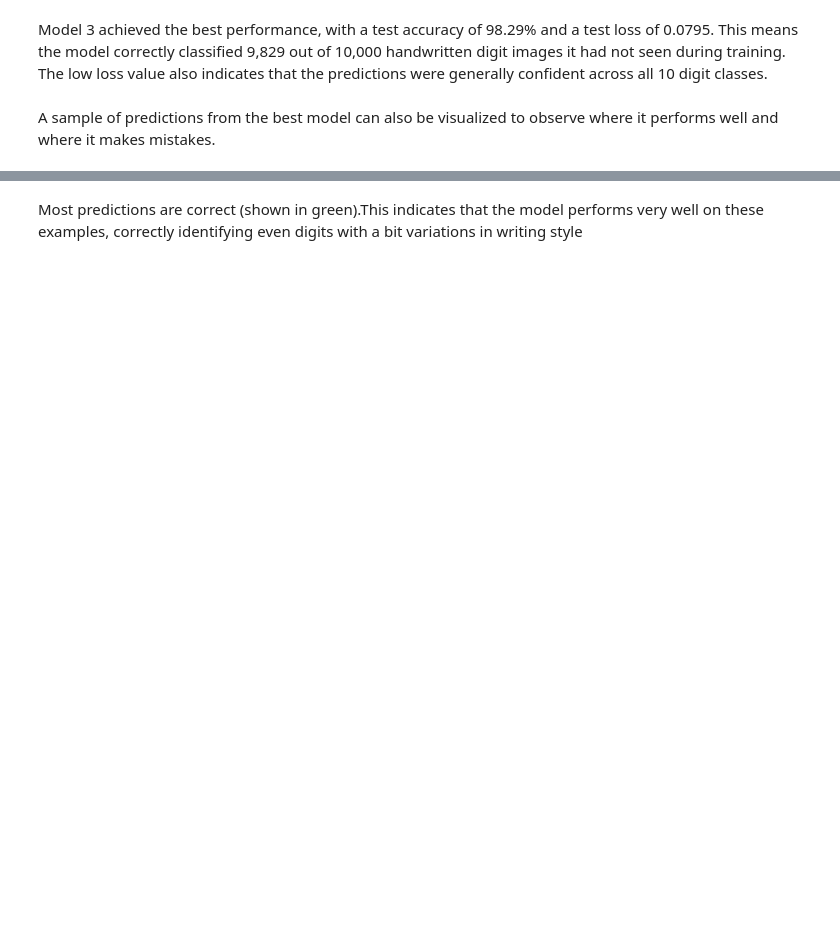
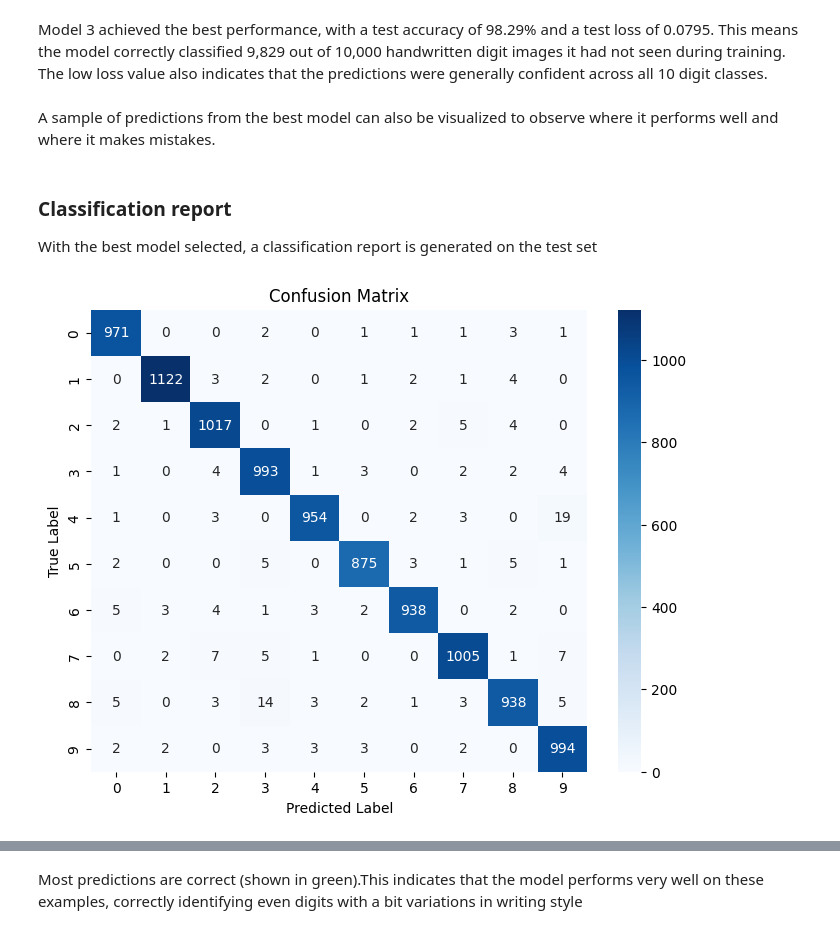
Before and after one commit to fionamkz/Computational-Intelligence, a Jupyter notebook: notebooks/MNIST.ipynb, the cells around one changed output, grey strips where cells are left out. Saved outputs shown, nothing was run; the diff lists cells and outputs as text; code cells hidden in the pictures; blank space fills up the shorter version.

Commit message:
add classification report

```diff
--- a/notebooks/MNIST.ipynb
+++ b/notebooks/MNIST.ipynb
@@ -318,3 +315,30 @@ Test accuracy: 0.9814
 Model 3 achieved the best performance, with a test accuracy of 98.29% and a test loss of 0.0795. This means the model correctly classified 9,829 out of 10,000 handwritten digit images it had not seen during training. The low loss value also indicates that the predictions were generally confident across all 10 digit classes.
 # %% [markdown]
 A sample of predictions from the best model can also be visualized to observe where it performs well and where it makes mistakes.
+# %% [markdown]
+### Classification report
+
+With the best model selected, a classification report is generated on the test set
+# %%
+import seaborn as sns
+
+best_model.eval()
+with torch.no_grad():
+    y_pred = best_model(X_test_tensor).argmax(dim=1).numpy()
+
+y_true = y_test_tensor.numpy()
+
+conf_matrix = np.zeros((10, 10), dtype=int)
+for true_label, pred_label in zip(y_true, y_pred):
+    conf_matrix[true_label, pred_label] += 1
+
+plt.figure(figsize=(8, 6))
+sns.heatmap(conf_matrix, annot=True, fmt='d', cmap='Blues',
+            xticklabels=[str(i) for i in range(10)],
+            yticklabels=[str(i) for i in range(10)])
+plt.xlabel('Predicted Label')
+plt.ylabel('True Label')
+plt.title('Confusion Matrix')
+plt.show()
+# %% [output]
+[figure, added]
```
Also changed, not shown: parts of 12 cells of this notebook.
